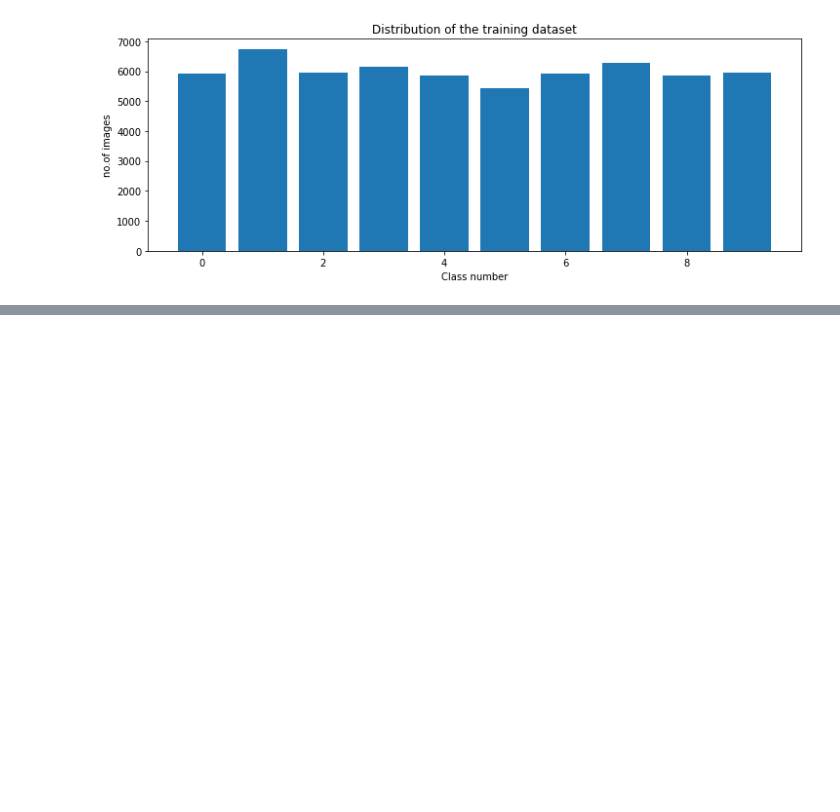
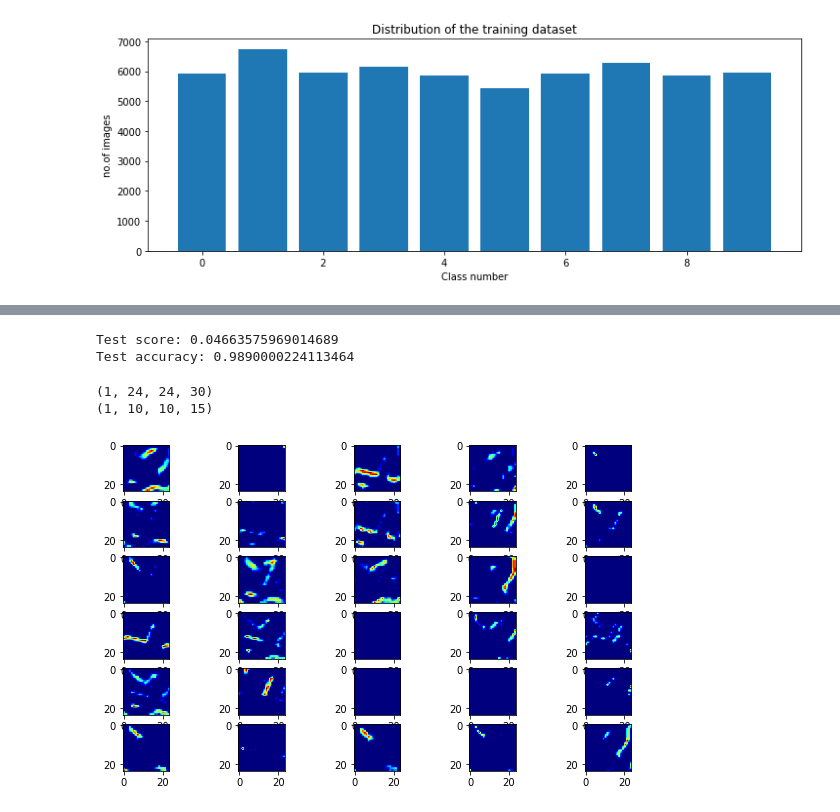
Before and after one commit to sun-fox/Deep-Learning-CNN, a Jupyter notebook: Handwriiten_digits_recognition_CNN.ipynb, the cells around one changed output, grey strips where cells are left out. Cells and saved outputs as stored; diff of their text form; code cells hidden in the pictures; blank space fills up the shorter version.

```diff
--- a/Handwriiten_digits_recognition_CNN.ipynb
+++ b/Handwriiten_digits_recognition_CNN.ipynb
@@ -111,0 +173,24 @@ None
+# %%
+score = model.evaluate(X_test,y_test,verbose=0)
+print('Test score:',score[0])
+print('Test accuracy:',score[1])
+# %% [output]
+Test score: 0.04663575969014689
+Test accuracy: 0.9890000224113464
+# %%
+layer1 = Model(inputs=model.layers[0].input, outputs=model.layers[0].output)
+layer2 = Model(inputs=model.layers[0].input, outputs=model.layers[2].output)
+# %%
+visual_layer1, visual_layer2 = layer1.predict(img), layer2.predict(img)
+print(visual_layer1.shape)
+print(visual_layer2.shape)
+# %% [output]
+(1, 24, 24, 30)
+(1, 10, 10, 15)
+# %%
+plt.figure(figsize=(10, 6))
+for i in range(30):
+    plt.subplot(6, 5, i+1)
+    plt.imshow(visual_layer1[0, :, :, i], cmap=plt.get_cmap('jet'))
+# %% [output]
+[figure, added]
```
Also changed, not shown: parts of 13 cells of this notebook.
